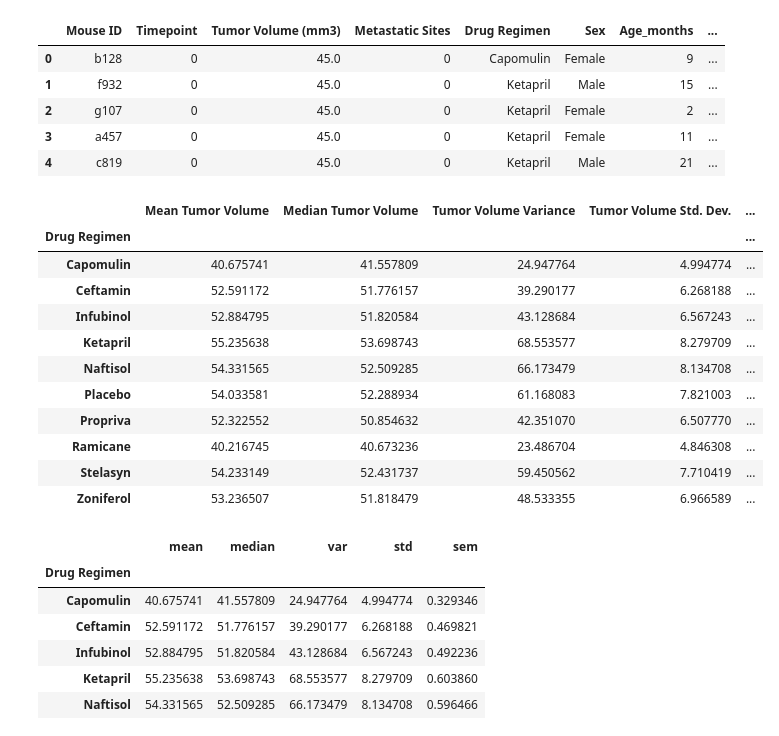
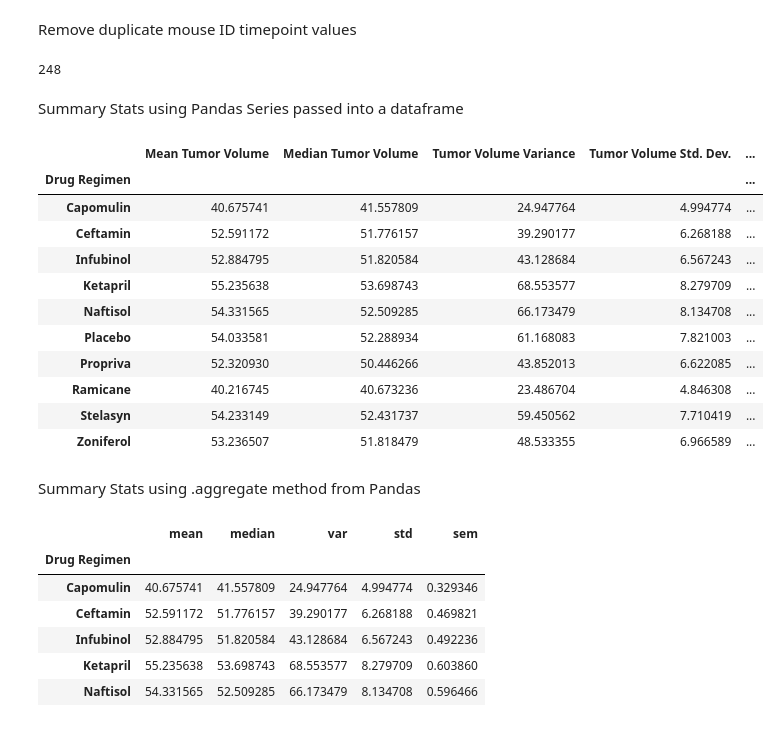
Before and after one commit to jroelofsz/data-visualization, a Jupyter notebook: Pymaceuticals/pymaceuticals.ipynb, the cells around one changed output. Drawn from its saved outputs; the diff is of its cells as text; code cells hidden in the pictures.

```diff
--- a/Pymaceuticals/pymaceuticals.ipynb
+++ b/Pymaceuticals/pymaceuticals.ipynb
@@ -16,48 +16,54 @@ study_results_df = pd.read_csv(study_results_csv)
 
 #merge the dataframes together on Mouse ID
 merged_df = pd.merge(study_results_df, mouse_metadata_df, how='left', on=['Mouse ID', 'Mouse ID'])
-
-merged_df.head()
-# %% [output]
-|  | Mouse ID | Timepoint | Tumor Volume (mm3) | Metastatic Sites | Drug Regimen | Sex | Age_months | ... |
-| 0 | b128 | 0 | 45.0 | 0 | Capomulin | Female | 9 | ... |
-| 1 | f932 | 0 | 45.0 | 0 | Ketapril | Male | 15 | ... |
-| 2 | g107 | 0 | 45.0 | 0 | Ketapril | Female | 2 | ... |
-| 3 | a457 | 0 | 45.0 | 0 | Ketapril | Female | 11 | ... |
-| 4 | c819 | 0 | 45.0 | 0 | Ketapril | Male | 21 | ... |
+# %% [markdown]
+<p>Remove duplicate mouse ID timepoint values</p>
+# %%
+#cleaning out duplicate values from merged dataframe
+duplicate_mice = merged_df[merged_df.duplicated(subset=['Mouse ID','Timepoint'], keep=False)]['Mouse ID'].unique()
+
+clean_df = merged_df[~merged_df['Mouse ID'].isin(duplicate_mice)]
+
+clean_df['Mouse ID'].nunique()
+# %% [output]
+248
+# %% [markdown]
+<p>Summary Stats using Pandas Series passed into a dataframe</p>
 # %%
-drug_df = merged_df.groupby('Drug Regimen')
+drug_df = clean_df.groupby('Drug Regimen')
 
 mean_tumor_volume = drug_df['Tumor Volume (mm3)'].mean()
 
 median_tumor_volume = drug_df['Tumor Volume (mm3)'].median()
 
 var_tumor_volume = drug_df['Tumor Volume (mm3)'].var()
 
 std_tumor_volume = drug_df['Tumor Volume (mm3)'].std()
 
 sem_tumor_volume = drug_df['Tumor Volume (mm3)'].sem()
 
 summary_stats = pd.DataFrame({
     'Mean Tumor Volume':mean_tumor_volume,
     'Median Tumor Volume':median_tumor_volume,
     'Tumor Volume Variance':var_tumor_volume,
     'Tumor Volume Std. Dev.':std_tumor_volume,
     'Tumor Volume Std. Err.':sem_tumor_volume
 })
 
 summary_stats
 # %% [output]
 |  | Mean Tumor Volume | Median Tumor Volume | Tumor Volume Variance | Tumor Volume Std. Dev. | ... |
 | Drug Regimen |  |  |  |  | ... |
 | Capomulin | 40.675741 | 41.557809 | 24.947764 | 4.994774 | ... |
 | Ceftamin | 52.591172 | 51.776157 | 39.290177 | 6.268188 | ... |
 | Infubinol | 52.884795 | 51.820584 | 43.128684 | 6.567243 | ... |
 | Ketapril | 55.235638 | 53.698743 | 68.553577 | 8.279709 | ... |
 | Naftisol | 54.331565 | 52.509285 | 66.173479 | 8.134708 | ... |
 | Placebo | 54.033581 | 52.288934 | 61.168083 | 7.821003 | ... |
-| Propriva | 52.322552 | 50.854632 | 42.351070 | 6.507770 | ... |
+| Propriva | 52.320930 | 50.446266 | 43.852013 | 6.622085 | ... |
 | Ramicane | 40.216745 | 40.673236 | 23.486704 | 4.846308 | ... |
 | Stelasyn | 54.233149 | 52.431737 | 59.450562 | 7.710419 | ... |
 | Zoniferol | 53.236507 | 51.818479 | 48.533355 | 6.966589 | ... |
+# %% [markdown]
+<p>Summary Stats using .aggregate method from Pandas</p>
 # %%
```
Also changed, not shown: parts of 11 cells of this notebook.
